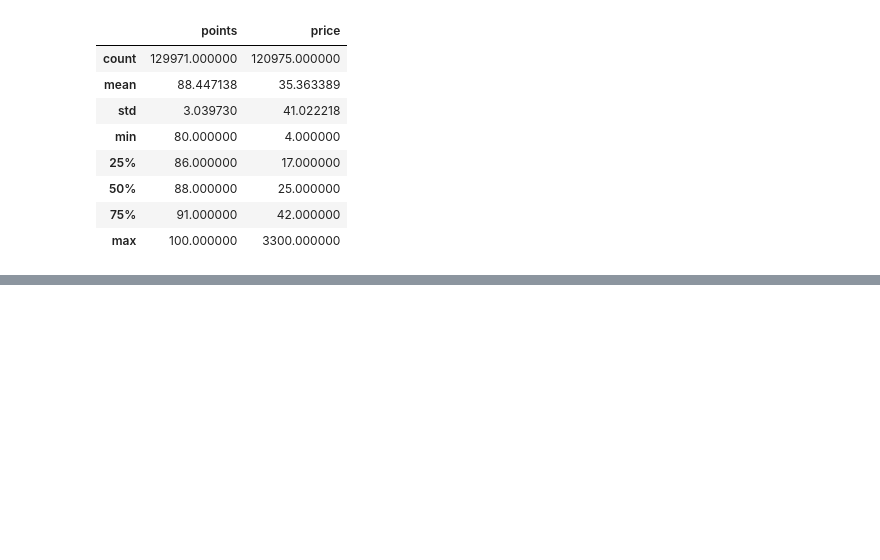
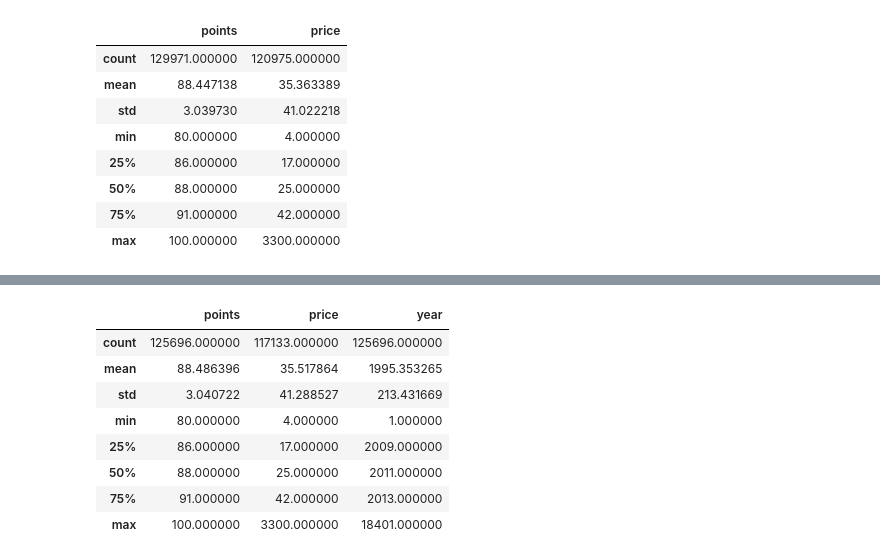
Before and after one commit to JordiSod/bright_toast, a Jupyter notebook: Untitled.ipynb, the cells around one changed output, grey strips where cells are left out. Drawn from its saved outputs; the diff is of its cells as text; code cells hidden in the pictures; blank space fills up the shorter version.

```diff
--- a/Untitled.ipynb
+++ b/Untitled.ipynb
@@ -64,0 +160,12 @@ df.describe()
+# %%
+df.describe()
+# %% [output]
+|  | points | price | year |
+| count | 125696.000000 | 117133.000000 | 125696.000000 |
+| mean | 88.486396 | 35.517864 | 1995.353265 |
+| std | 3.040722 | 41.288527 | 213.431669 |
+| min | 80.000000 | 4.000000 | 1.000000 |
+| 25% | 86.000000 | 17.000000 | 2009.000000 |
+| 50% | 88.000000 | 25.000000 | 2011.000000 |
+| 75% | 91.000000 | 42.000000 | 2013.000000 |
+| max | 100.000000 | 3300.000000 | 18401.000000 |
```
Also changed, not shown: parts of 21 cells of this notebook, 6 other files.
